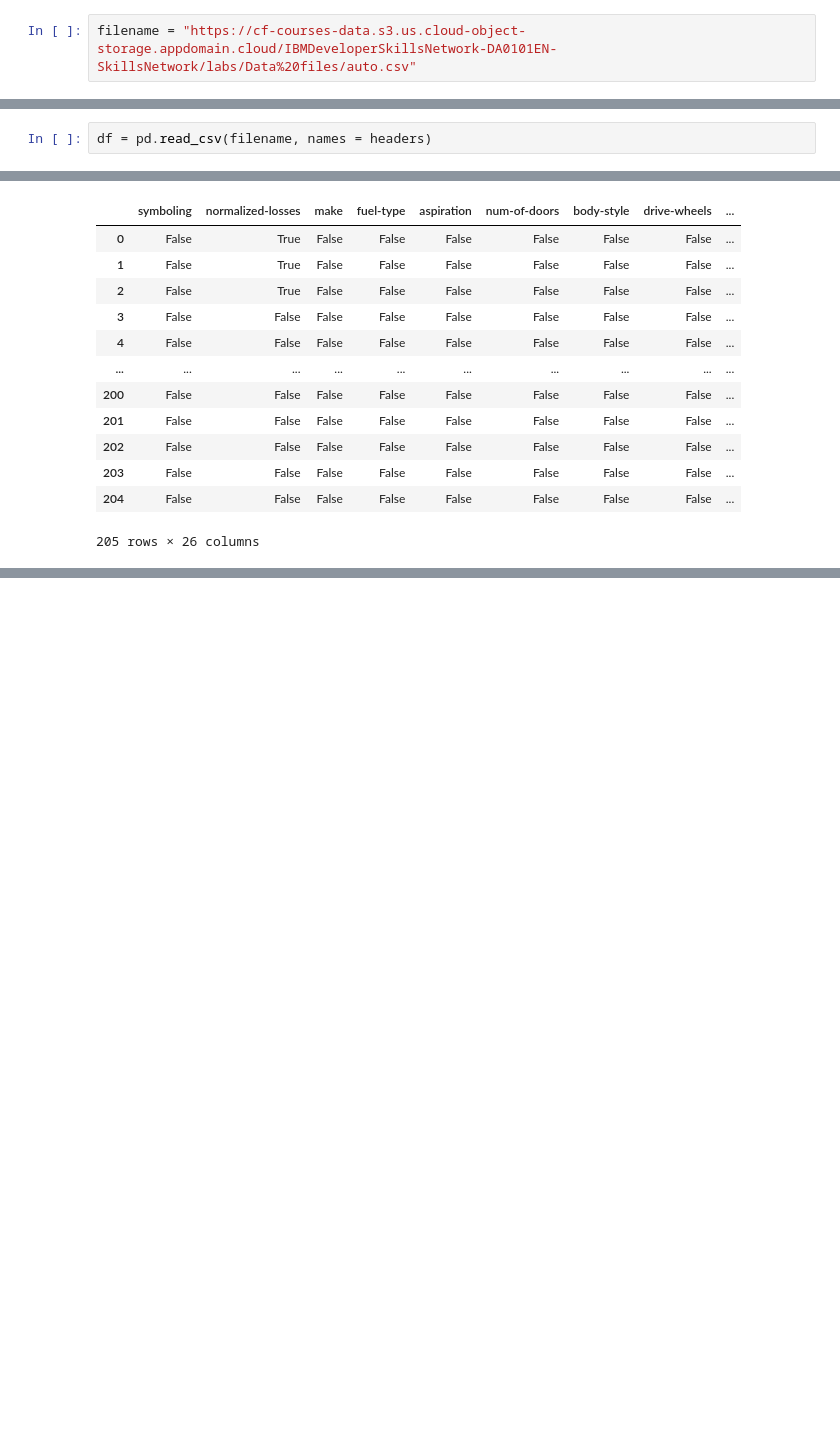
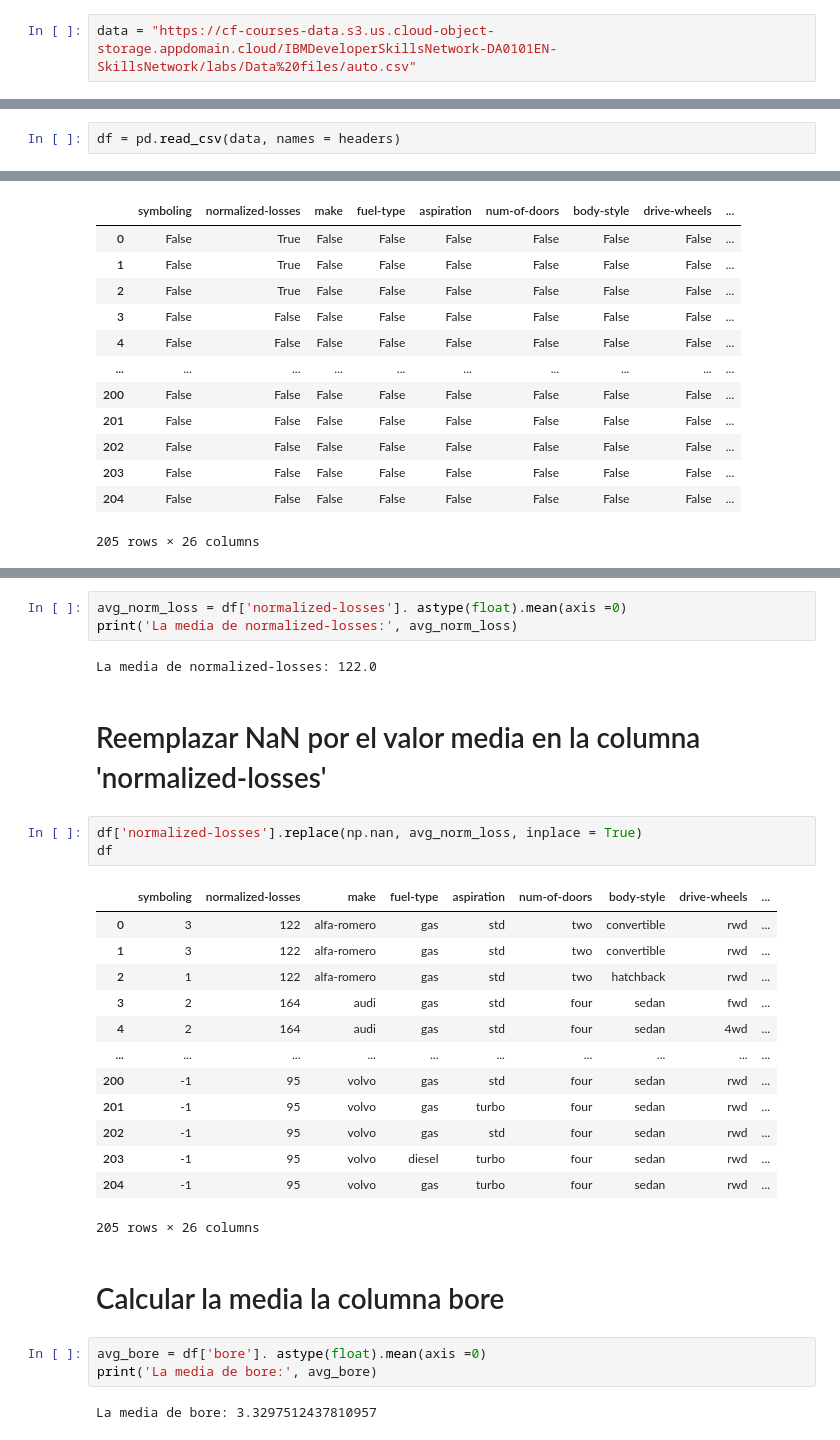
Before and after one commit to RubenMcCarty/Desicion_Making_Model_UPN, a Jupyter notebook: Lab_06_Data_Wrangling.ipynb, the cells around one changed output, grey strips where cells are left out. Drawn from its saved outputs; the diff is of its cells as text; blank space fills up the shorter version.

```diff
--- a/Lab_06_Data_Wrangling.ipynb
+++ b/Lab_06_Data_Wrangling.ipynb
@@ -19,14 +30,14 @@ import pandas as pd
 import matplotlib.pylab as plt
 import numpy as np
 # %%
-filename = "https://cf-courses-data.s3.us.cloud-object-storage.appdomain.cloud/IBMDeveloperSkillsNetwork-DA0101EN-SkillsNetwork/labs/Data%20files/auto.csv"
+data = "https://cf-courses-data.s3.us.cloud-object-storage.appdomain.cloud/IBMDeveloperSkillsNetwork-DA0101EN-SkillsNetwork/labs/Data%20files/auto.csv"
 # %%
 headers = ["symboling","normalized-losses","make","fuel-type","aspiration", "num-of-doors","body-style",
          "drive-wheels","engine-location","wheel-base", "length","width","height","curb-weight","engine-type",
          "num-of-cylinders", "engine-size","fuel-system","bore","stroke","compression-ratio","horsepower",
          "peak-rpm","city-mpg","highway-mpg","price"]
 # %%
-df = pd.read_csv(filename, names = headers)
+df = pd.read_csv(data, names = headers)
 # %%
 df.head()
 # %% [output]
@@ -90,0 +188,31 @@ missing_data
+# %%
+avg_norm_loss = df['normalized-losses']. astype(float).mean(axis =0)
+print('La media de normalized-losses:', avg_norm_loss)
+# %% [output]
+La media de normalized-losses: 122.0
+# %% [markdown]
+# Reemplazar NaN por el valor media en la columna 'normalized-losses'
+# %%
+df['normalized-losses'].replace(np.nan, avg_norm_loss, inplace = True)
+df
+# %% [output]
+|  | symboling | normalized-losses | make | fuel-type | aspiration | num-of-doors | body-style | drive-wheels | ... |
+| 0 | 3 | 122 | alfa-romero | gas | std | two | convertible | rwd | ... |
+| 1 | 3 | 122 | alfa-romero | gas | std | two | convertible | rwd | ... |
+| 2 | 1 | 122 | alfa-romero | gas | std | two | hatchback | rwd | ... |
+| 3 | 2 | 164 | audi | gas | std | four | sedan | fwd | ... |
+| 4 | 2 | 164 | audi | gas | std | four | sedan | 4wd | ... |
+| ... | ... | ... | ... | ... | ... | ... | ... | ... | ... |
+| 200 | -1 | 95 | volvo | gas | std | four | sedan | rwd | ... |
+| 201 | -1 | 95 | volvo | gas | turbo | four | sedan | rwd | ... |
+| 202 | -1 | 95 | volvo | gas | std | four | sedan | rwd | ... |
+| 203 | -1 | 95 | volvo | diesel | turbo | four | sedan | rwd | ... |
+| 204 | -1 | 95 | volvo | gas | turbo | four | sedan | rwd | ... |
+205 rows × 26 columns
+# %% [markdown]
+# Calcular la media la columna bore
+# %%
+avg_bore = df['bore']. astype(float).mean(axis =0)
+print('La media de bore:', avg_bore)
+# %% [output]
+La media de bore: 3.3297512437810957
```
Also changed, not shown: parts of 13 cells of this notebook.
